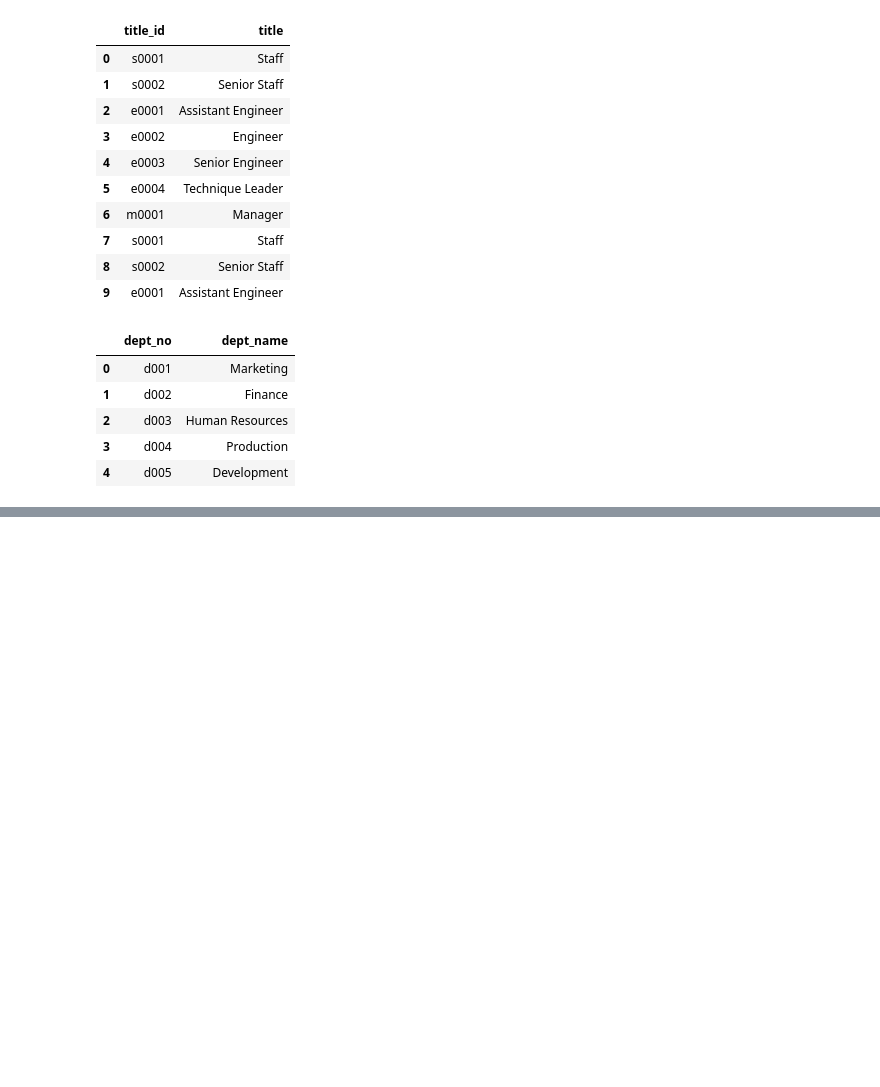
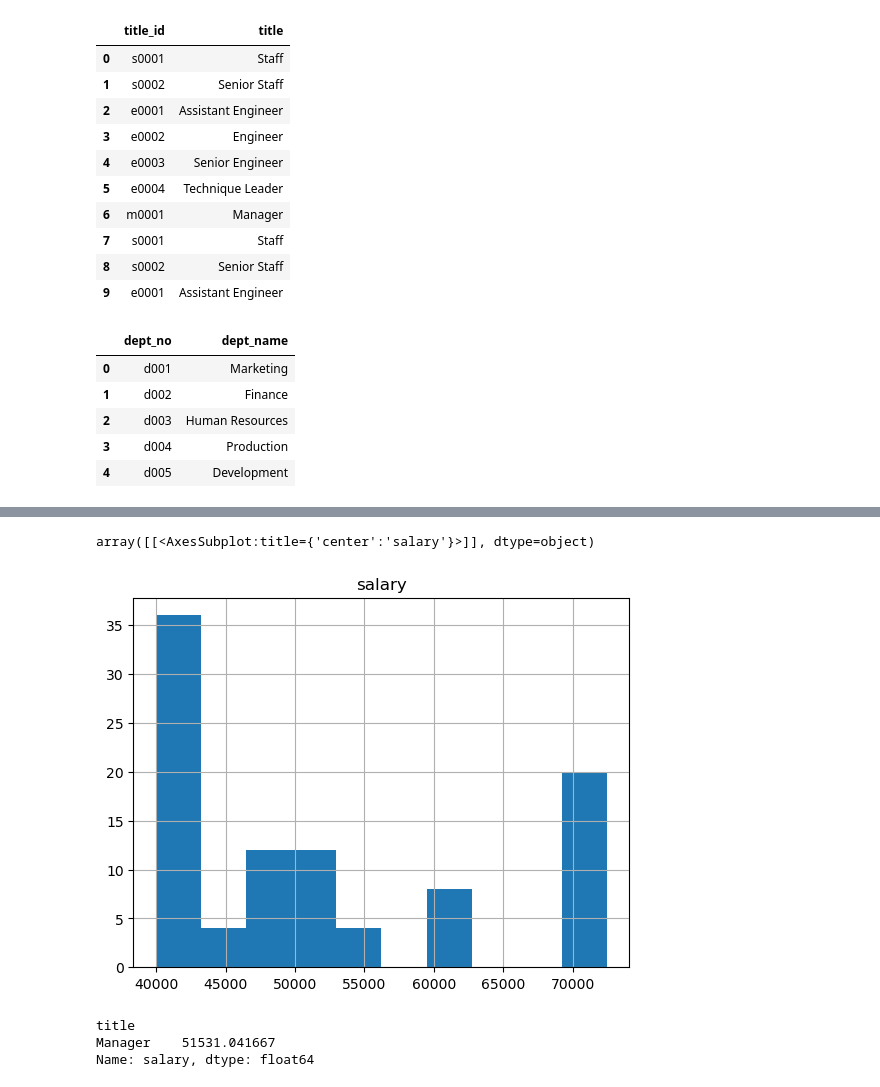
Before and after one commit to mychele-larson/SQL-challenge, a Jupyter notebook: Employee_SQL/BONUS.ipynb, the cells around one changed output, grey strips where cells are left out. Drawn from its saved outputs; the diff is of its cells as text; code cells hidden in the pictures; blank space fills up the shorter version.

```diff
--- a/Employee_SQL/BONUS.ipynb
+++ b/Employee_SQL/BONUS.ipynb
@@ -63,0 +81,3 @@ department.head()
+# %%
+emp_salaries = employee2.merge(salaries, on='emp_no')
+emp_salaries.head()
@@ -63,0 +91,3 @@ department.head()
+# %%
+dept_mgr_sal = emp_salaries.merge(dept_manager, on='emp_no')
+dept_mgr_sal.head()
@@ -63,0 +101,3 @@ department.head()
+# %%
+final_data = dept_mgr_sal.merge(department, on='dept_no')
+final_data.head()
@@ -63,0 +111,3 @@ department.head()
+# %%
+complete_data = final_data.merge(titles, on='title_id')
+complete_data.head()
@@ -63,0 +131,12 @@ department.head()
+# %%
+complete_data.hist(column='salary')
+# %% [output]
+array([[<AxesSubplot:title={'center':'salary'}>]], dtype=object)
+[figure, added]
+# %%
+emp_titles = complete_data.groupby(['title'])['salary'].mean()
+emp_titles
+# %% [output]
+title
+Manager    51531.041667
+Name: salary, dtype: float64
```
Also changed, not shown: parts of 11 cells of this notebook.
